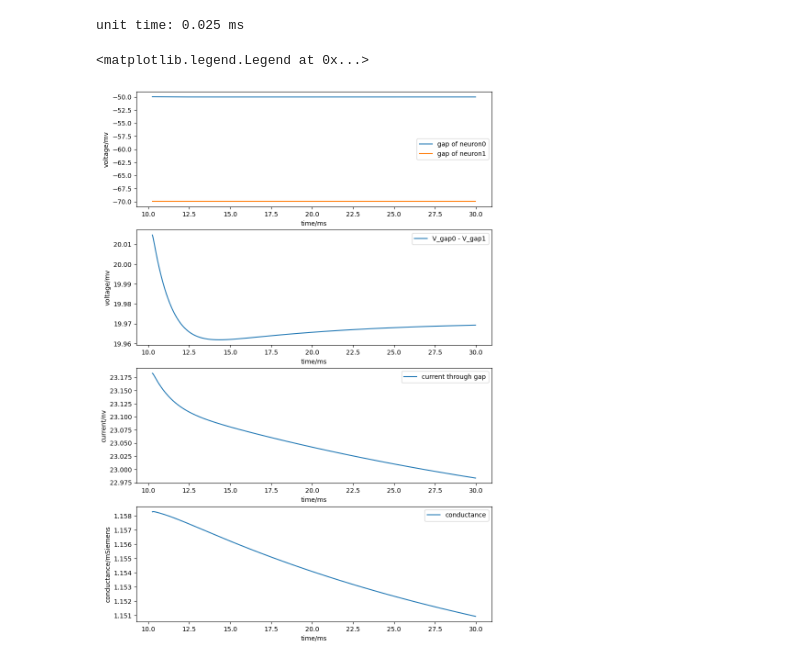
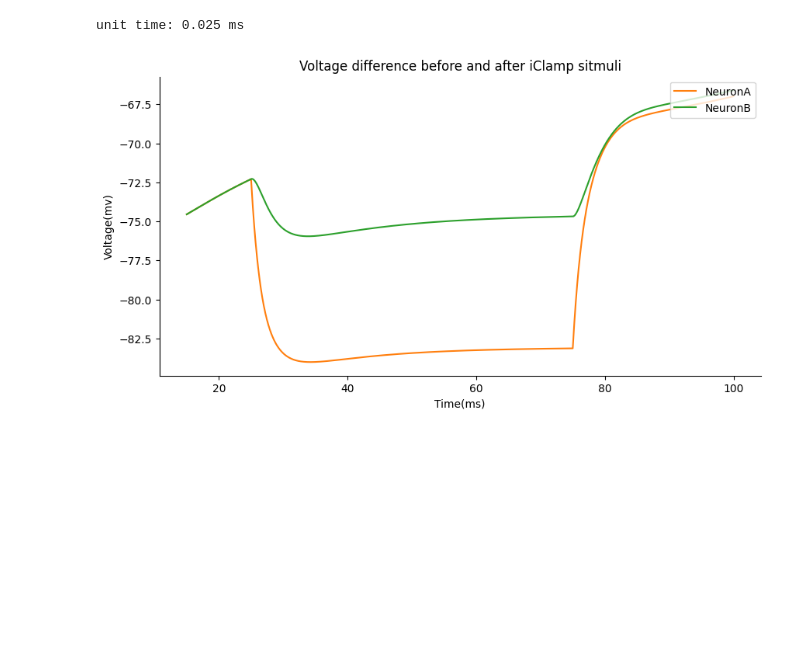
Before and after one commit to Miao-Cissy/gapjunction, a Jupyter notebook: gap_junction copy.ipynb, the cells around one changed output. Drawn from its saved outputs; the diff is of its cells as text; code cells hidden in the pictures; blank space fills up the shorter version.

```diff
--- a/gap_junction copy.ipynb
+++ b/gap_junction copy.ipynb
@@ -34,6 +37,9 @@ h.load_file('gapjunction.hoc')
 # %% [markdown]
 # 1.1 Create two cells
  Define the voltage clamp stimulation.
+# %%
+colors = ['C01','C02']
+lables = ['A','B']
 # %%
 # get access to the neuron that was created by my1stnrn.hoc
 # it only has a soma
@@ -194,10 +283,0 @@ plt.show()
-# %%
-fig, axis= plt.subplots(2,1,figsize = (10,9) )
-axis = axis.flatten()
-for i in np.arange(0,2):
-    axis[i].plot(np.array(t_vec)[1:], np.array(vstim[i])[1:], '-', label = 'neuron%d'%i)
-    axis[i].set_xlabel('time/ms')
-    axis[i].set_ylabel('current/nA')
-    axis[i].set_title('Current through vclamp of neuron%d'%i)
-# ax2.plot(np.array(t_vec)[1:], np.array(vstim[1])[1:], '-', color='C02')
-# ax2.spines['top'].set_visible(False)
@@ -212,8 +290,8 @@ print('unit time: %.3f ms'%t_unit)
 # %% [output]
 unit time: 0.025 ms
 # %%
-beign_idx = int(10/t_unit)+10
-end_idx = int(30/t_unit)
+beign_idx = int(15/t_unit)
+end_idx = int(100/t_unit)
 # %%
 v0_array = np.array(v0_gap)
 v1_array = np.array(v1_gap)
@@ -221,32 +298,36 @@ ij_array = np.array(vstim[1]) # vclamp current of neuron 1
 
 v_arrays = [v0_array, v1_array]
 # %%
-fig, axis = plt.subplots(4,1,figsize = (10,15))
-axis = axis.flatten()
+fig, axis = plt.subplots(1,1,figsize = (10,5))
+#axis = axis.flatten()
 for i in [0,1]:
-    axis[0].plot(t_array[beign_idx:end_idx], v_arrays[i][beign_idx:end_idx],label = 'gap of neuron%d'%i)
-    axis[0].set_xlabel('time/ms')
-    axis[0].set_ylabel('voltage/mv')
-axis[0].legend()
+    axis.plot(t_array[beign_idx:end_idx], v_arrays[i][beign_idx:end_idx],label = 'Neuron%s'%lables[i], color = colors[i])
+    axis.set_xlabel('Time(ms)')
+    axis.set_ylabel('Voltage(mv)')
+axis.legend(loc = 'upper right')
+axis.spines['top'].set_visible(False)
+axis.spines['right'].set_visible(False)
+title = 'Voltage difference before and after iClamp sitmuli'
+plt.title(title)
+plt.savefig('results/%s.png'%title)
 
-# plot the difference between voltage
-axis[1].plot(t_array[beign_idx:end_idx], v_arrays[0][beign_idx:end_idx]-v_arrays[1][beign_idx:end_idx],label = 'V_gap0 - V_gap1')
-axis[1].set_xlabel('time/ms')
-axis[1].set_ylabel('voltage/mv')
-axis[1].legend()
+# # plot the difference between voltage
+# axis[1].plot(t_array[beign_idx:end_idx], v_arrays[0][beign_idx:end_idx]-v_arrays[1][beign_idx:end_idx],label = 'V_gap0 - V_gap1')
+# axis[1].set_xlabel('time/ms')
+# axis[1].set_ylabel('voltage/mv')
+# axis[1].legend('leftup')
 
-# plot the current flow through gap
-axis[2].plot(t_array[beign_idx:end_idx], np.abs(ij_array[beign_idx:end_idx]),label = 'current through gap')
-axis[2].set_xlabel('time/ms')
-axis[2].set_ylabel('current/nv')
-axis[2].legend()
+# # plot the current flow through gap
+# axis[2].plot(t_array[beign_idx:end_idx], np.abs(ij_array[beign_idx:end_idx]),label = 'current through gap')
+# axis[2].set_xlabel('time/ms')
+# axis[2].set_ylabel('current/nv')
+# axis[2].legend()
 
-# for the conductance
-conduc = ij_array[beign_idx:end_idx]/(v_arrays[0][beign_idx:end_idx]-v_arrays[1][beign_idx:end_idx])
-axis[3].plot(t_array[beign_idx:end_idx], np.abs(conduc),label = 'conductance')
-axis[3].set_xlabel('time/ms')
-axis[3].set_ylabel('conductance/mSiemens')
-axis[3].legend()
+# # for the conductance
+# conduc = ij_array[beign_idx:end_idx]/(v_arrays[0][beign_idx:end_idx]-v_arrays[1][beign_idx:end_idx])
+# axis[3].plot(t_array[beign_idx:end_idx], np.abs(conduc),label = 'conductance')
+# axis[3].set_xlabel('time/ms')
+# axis[3].set_ylabel('conductance/mSiemens')
+# axis[3].legend()
 # %% [output]
-<matplotlib.legend.Legend at 0x...>
-[figure, old version]
+[figure, new version]
```
Also changed, not shown: parts of 15 cells of this notebook, 8 other files.
